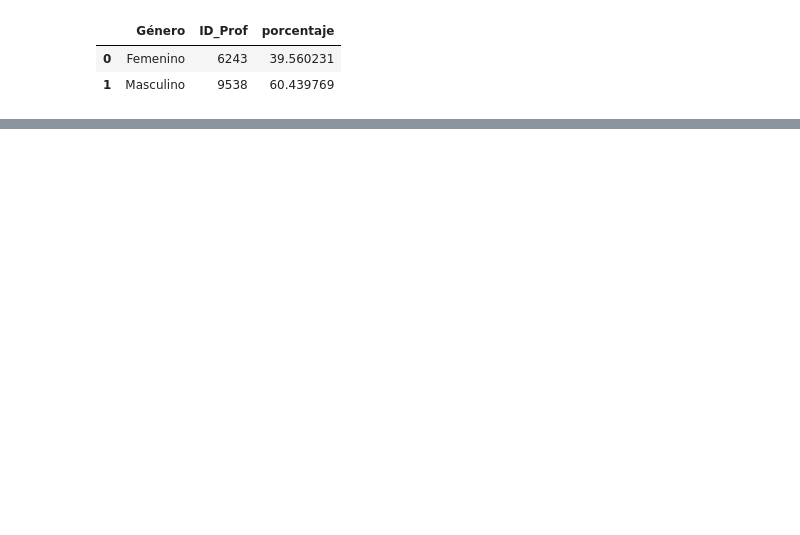
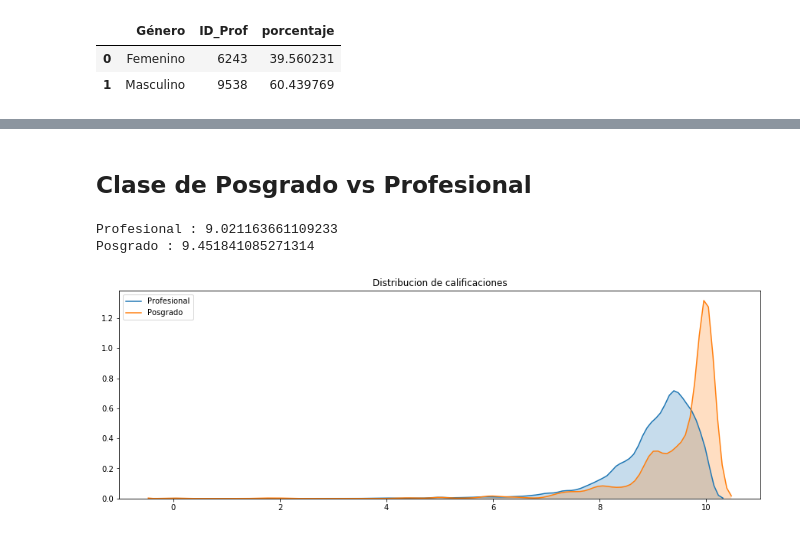
Before and after one commit to luissedas/da-project, a Jupyter notebook: Data Analytics - Final Project.ipynb, the cells around one changed output, grey strips where cells are left out. Drawn from its saved outputs; the diff is of its cells as text; code cells hidden in the pictures; blank space fills up the shorter version.

```diff
--- a/Data Analytics - Final Project.ipynb
+++ b/Data Analytics - Final Project.ipynb
@@ -29,0 +72,11 @@ data = data.drop(['Crn UV'],axis=1)
+# %%
+#Replace nan values of multiple columns to 0s
+nan_list = ['Book','Book Series','Conference Proceeding','Journal Q1/Q2','Journal Q3/Q4','Total Docs','Book Norm.',
+            'Book Series Norm.','Conference Proceeding Norm.','Journal Q1/Q2 Norm.','Journal Q3/Q4 Norm.',
+            'Total Docs. Norm.']
+
+for index,value in enumerate(nan_list):
+    data[value] = data[value].fillna(0)
+# %%
+#Promedio de la calificación de las 3 preguntas
+data['calif'] = (data['05 Prom'] + data['05 Prom'] + data['05 Prom'])/3
@@ -83,0 +194,17 @@ data[c1&c2].drop(['Campus','División','Crn','ID_Prof','Rectoría del Campus','E
+# %% [markdown]
+## Clase de Posgrado vs Profesional
+# %%
+fig, ax = plt.subplots(figsize=(15,5))
+ax.grid(False)
+
+for index,value in enumerate(data['prof_sn'].unique()):
+    sns.kdeplot( data[data['prof_sn']==value]['calif'].dropna(), label=value,shade = True)
+    print(value,':', data[data['prof_sn']==value]['calif'].dropna().mean())
+
+plt.title('Distribucion de calificaciones')
+plt.legend()
+plt.show()
+# %% [output]
+Profesional : 9.021163661109233
+Posgrado : 9.451841085271314
+[figure, added]
```
Also changed, not shown: parts of 28 cells of this notebook.
